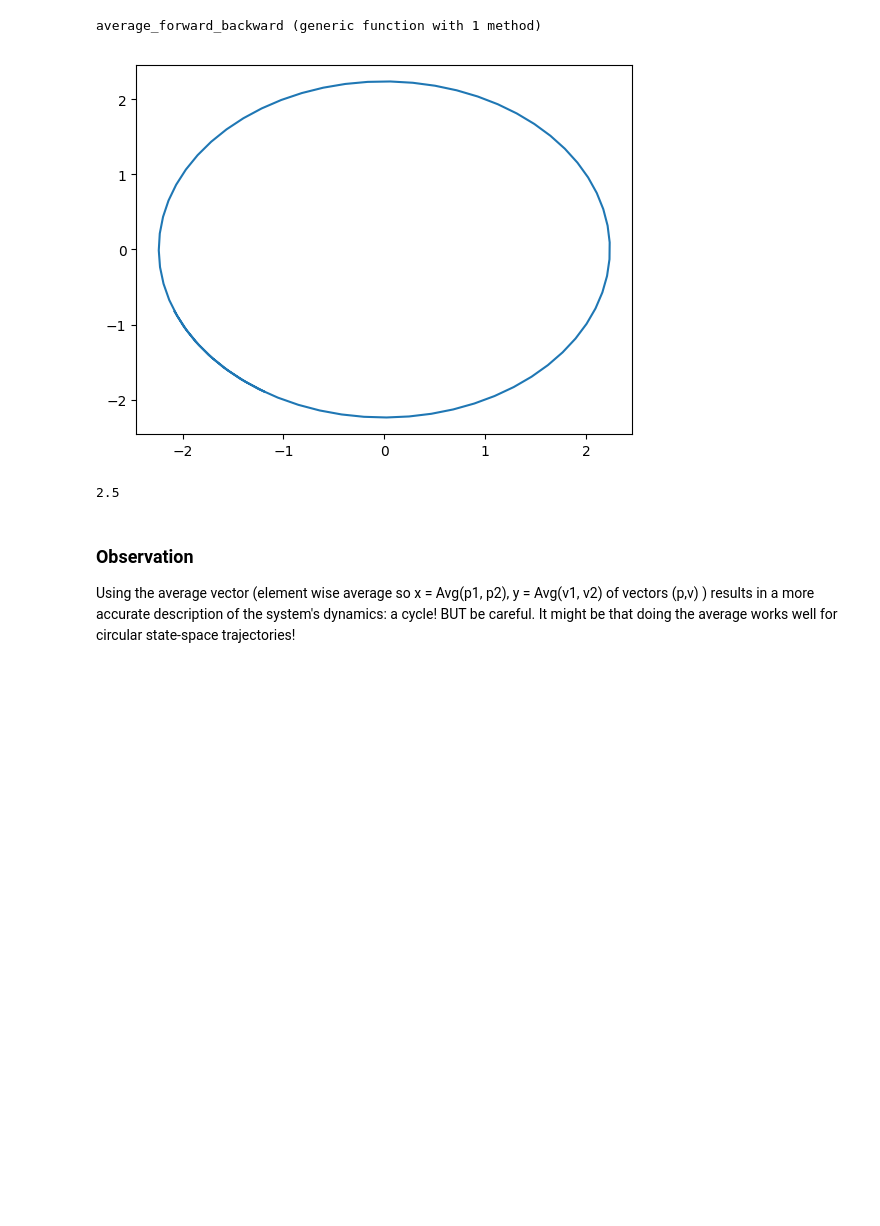
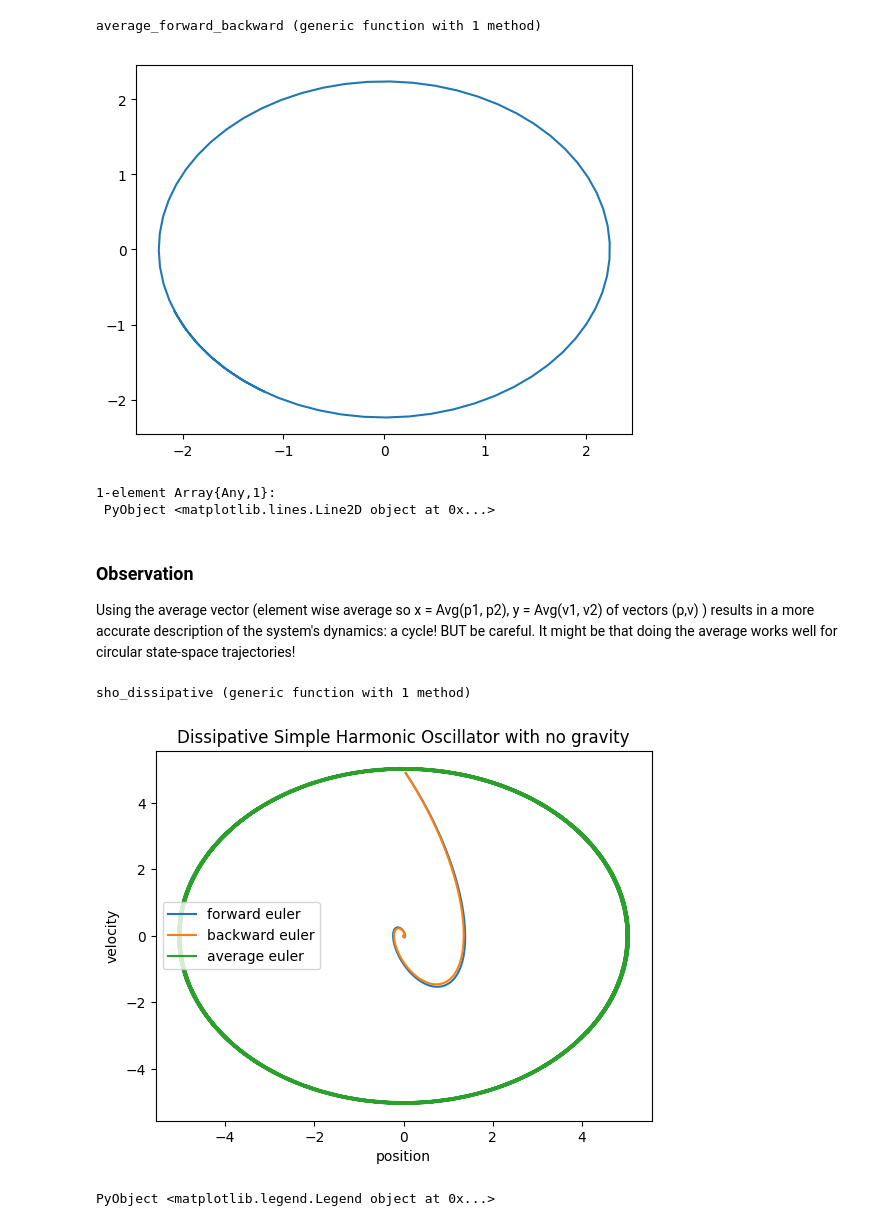
Before and after one commit to jlopezbi/julia_box_projects, a Jupyter notebook: NonLinear_Dynamics_Online_Course/Euler Solvers and the SHO.ipynb, the cells around one changed output. Drawn from its saved outputs; the diff is of its cells as text; code cells hidden in the pictures; blank space fills up the shorter version.

```diff
--- a/NonLinear_Dynamics_Online_Course/Euler Solvers and the SHO.ipynb
+++ b/NonLinear_Dynamics_Online_Course/Euler Solvers and the SHO.ipynb
@@ -149,10 +165,36 @@ n_step = 70
 P(x) = average_forward_backward(x, t_step=.01)
 states = iterate_solver(solver=P, init_condition=[-1;-2], steps=n_step )
 ax = plot(states[:,1], states[:,2])
-k = 2.5
 # %% [output]
 [figure]
-2.5
+1-element Array{Any,1}:
+ PyObject <matplotlib.lines.Line2D object at 0x...>
 # %% [markdown]
 ### Observation
 Using the average vector (element wise average so x = Avg(p1, p2), y = Avg(v1, v2) of vectors (p,v) ) results in a more accurate description of the system's dynamics: a cycle! BUT be careful. It might be that doing the average works well for circular state-space trajectories!
+# %%
+k = 2
+m = .5
+b = 1.0
+sho_dissipative(x) = [ 0 1; -k/m -b/m]*x
+# %% [output]
+sho_dissipative (generic function with 1 method)
+# %%
+n_step = 900
+F(x) = forward_euler_solver(x, ODE = sho_dissipative, t_step=.01)
+B(x) = backward_euler(x, ODE = sho_dissipative, t_step=.01)
+A(x) = average_forward_backward(x, ODE = sho_dissipative, t_step=.01)
+x_o = [0; 5]
+states_F = iterate_solver(solver=F, init_condition=x_o, steps=n_step )
+states_B = iterate_solver(solver=B, init_condition=x_o, steps=n_step )
+states_A = iterate_solver(solver=A, init_condition=x_o, steps=n_step )
+ax = plot(states_F[:,1], states_F[:,2], label="forward euler")
+ax = plot(states_B[:,1], states_B[:,2], label="backward euler")
+ax = plot(states_A[:,1], states_A[:,2], label="average euler")
+title("Dissipative Simple Harmonic Oscillator with no gravity")
+xlabel("position")
+ylabel("velocity")
+legend()
+# %% [output]
+[figure, added]
+PyObject <matplotlib.legend.Legend object at 0x...>
```
Also changed, not shown: parts of 9 cells of this notebook.
